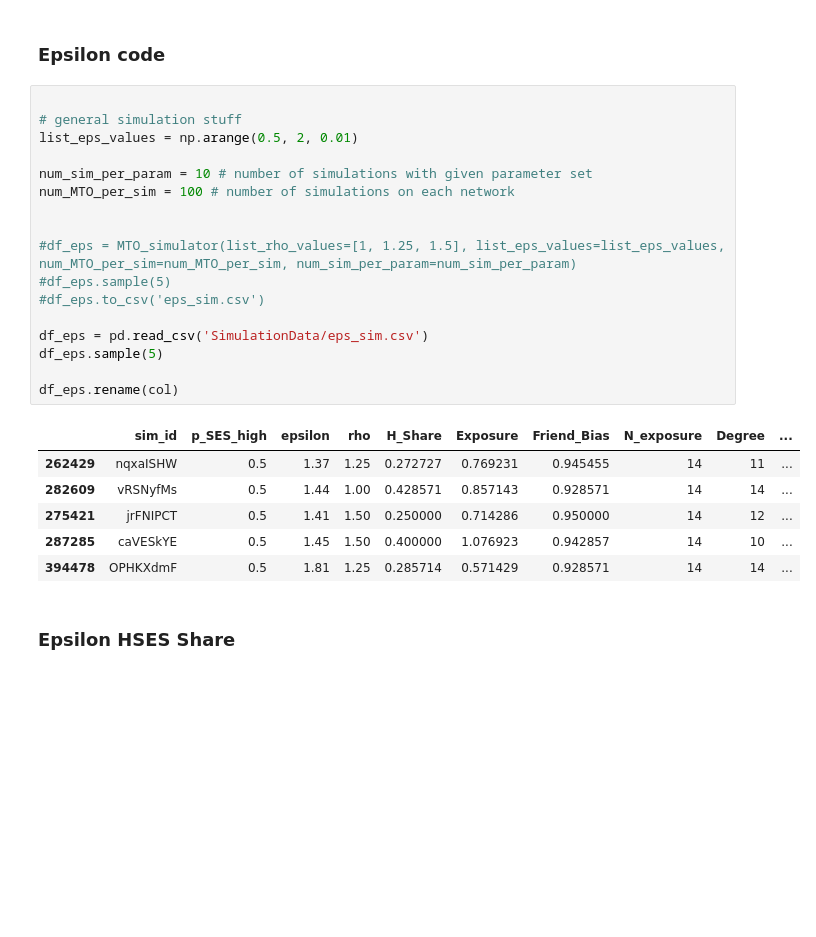
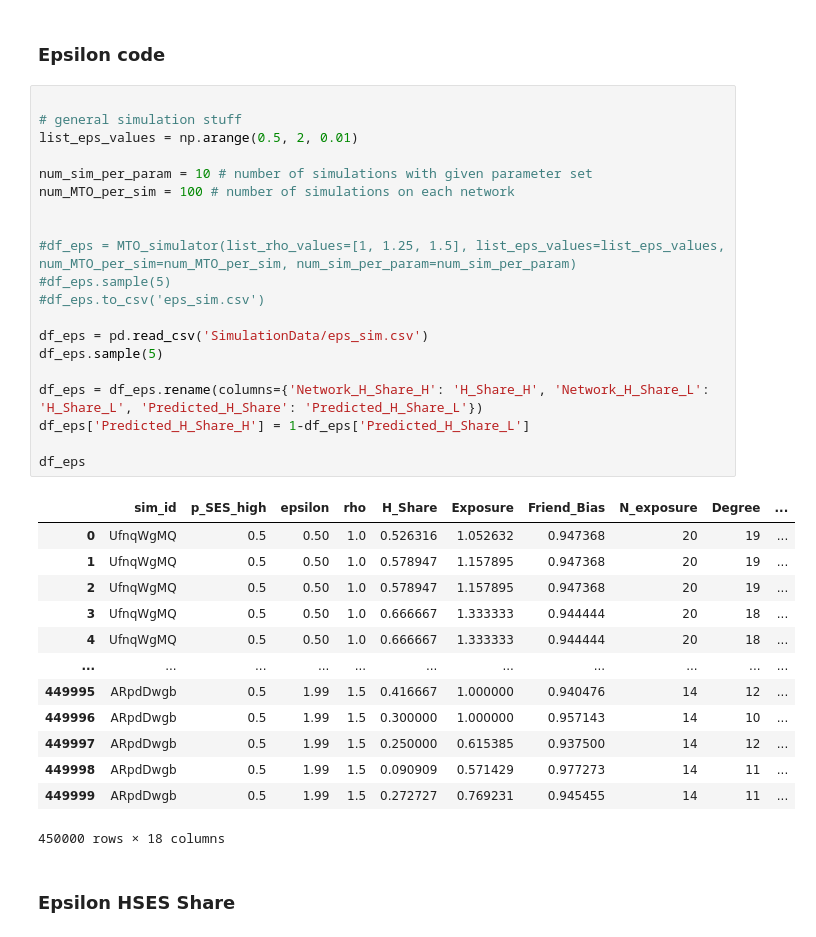
Before and after one commit to RassssD/Diss-model, a Jupyter notebook: Diss_work.ipynb, the cells around one changed output. Cells and saved outputs as stored; diff of their text form; blank space fills up the shorter version.

```diff
--- a/Diss_work.ipynb
+++ b/Diss_work.ipynb
@@ -278,27 +278,37 @@ def MTO_simulator(initial_n=0, T=100, m=10, pm_o=1, n=10, pn_o=1, p_SES_high=0.5
 # %%
 
 # general simulation stuff
 list_eps_values = np.arange(0.5, 2, 0.01)
 
 num_sim_per_param = 10 # number of simulations with given parameter set
 num_MTO_per_sim = 100 # number of simulations on each network
 
 
 #df_eps = MTO_simulator(list_rho_values=[1, 1.25, 1.5], list_eps_values=list_eps_values, num_MTO_per_sim=num_MTO_per_sim, num_sim_per_param=num_sim_per_param)
 #df_eps.sample(5)
 #df_eps.to_csv('eps_sim.csv')
 
 df_eps = pd.read_csv('SimulationData/eps_sim.csv')
 df_eps.sample(5)
 
-df_eps.rename(col)
+df_eps = df_eps.rename(columns={'Network_H_Share_H': 'H_Share_H', 'Network_H_Share_L': 'H_Share_L', 'Predicted_H_Share': 'Predicted_H_Share_L'})
+df_eps['Predicted_H_Share_H'] = 1-df_eps['Predicted_H_Share_L']
+
+df_eps
 # %% [output]
 |  | sim_id | p_SES_high | epsilon | rho | H_Share | Exposure | Friend_Bias | N_exposure | Degree | ... |
-| 262429 | nqxaISHW | 0.5 | 1.37 | 1.25 | 0.272727 | 0.769231 | 0.945455 | 14 | 11 | ... |
-| 282609 | vRSNyfMs | 0.5 | 1.44 | 1.00 | 0.428571 | 0.857143 | 0.928571 | 14 | 14 | ... |
-| 275421 | jrFNIPCT | 0.5 | 1.41 | 1.50 | 0.250000 | 0.714286 | 0.950000 | 14 | 12 | ... |
-| 287285 | caVESkYE | 0.5 | 1.45 | 1.50 | 0.400000 | 1.076923 | 0.942857 | 14 | 10 | ... |
-| 394478 | OPHKXdmF | 0.5 | 1.81 | 1.25 | 0.285714 | 0.571429 | 0.928571 | 14 | 14 | ... |
+| 0 | UfnqWgMQ | 0.5 | 0.50 | 1.0 | 0.526316 | 1.052632 | 0.947368 | 20 | 19 | ... |
+| 1 | UfnqWgMQ | 0.5 | 0.50 | 1.0 | 0.578947 | 1.157895 | 0.947368 | 20 | 19 | ... |
+| 2 | UfnqWgMQ | 0.5 | 0.50 | 1.0 | 0.578947 | 1.157895 | 0.947368 | 20 | 19 | ... |
+| 3 | UfnqWgMQ | 0.5 | 0.50 | 1.0 | 0.666667 | 1.333333 | 0.944444 | 20 | 18 | ... |
+| 4 | UfnqWgMQ | 0.5 | 0.50 | 1.0 | 0.666667 | 1.333333 | 0.944444 | 20 | 18 | ... |
+| ... | ... | ... | ... | ... | ... | ... | ... | ... | ... | ... |
+| 449995 | ARpdDwgb | 0.5 | 1.99 | 1.5 | 0.416667 | 1.000000 | 0.940476 | 14 | 12 | ... |
+| 449996 | ARpdDwgb | 0.5 | 1.99 | 1.5 | 0.300000 | 1.000000 | 0.957143 | 14 | 10 | ... |
+| 449997 | ARpdDwgb | 0.5 | 1.99 | 1.5 | 0.250000 | 0.615385 | 0.937500 | 14 | 12 | ... |
+| 449998 | ARpdDwgb | 0.5 | 1.99 | 1.5 | 0.090909 | 0.571429 | 0.977273 | 14 | 11 | ... |
+| 449999 | ARpdDwgb | 0.5 | 1.99 | 1.5 | 0.272727 | 0.769231 | 0.945455 | 14 | 11 | ... |
+450000 rows × 18 columns
 # %% [markdown]
 ### Epsilon HSES Share
 # %%
```
Also changed, not shown: parts of 1 cell of this notebook.
